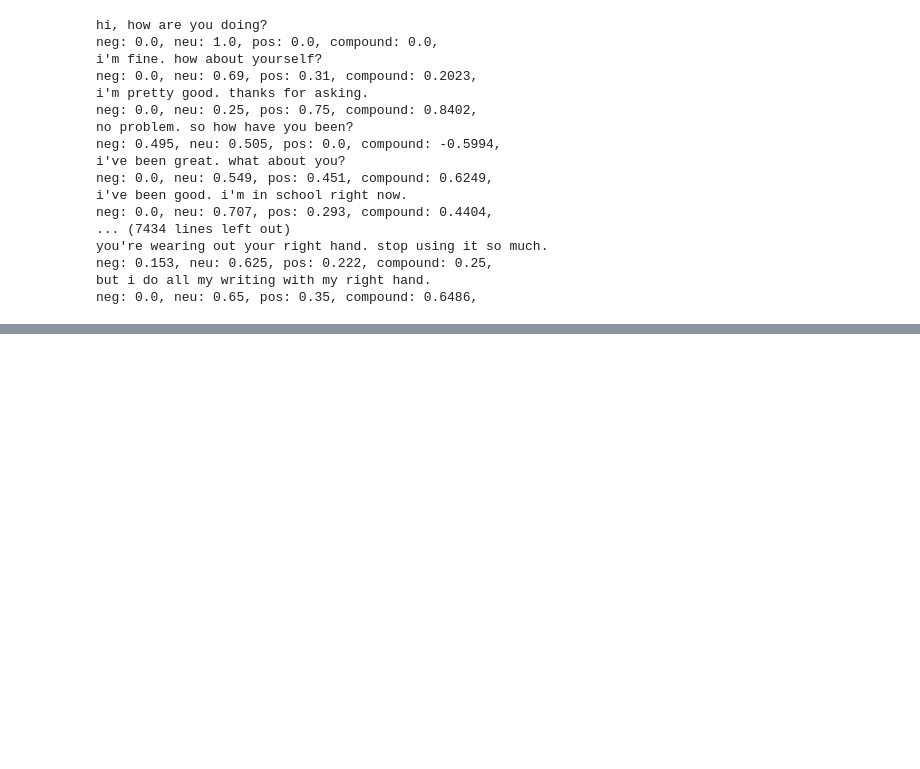
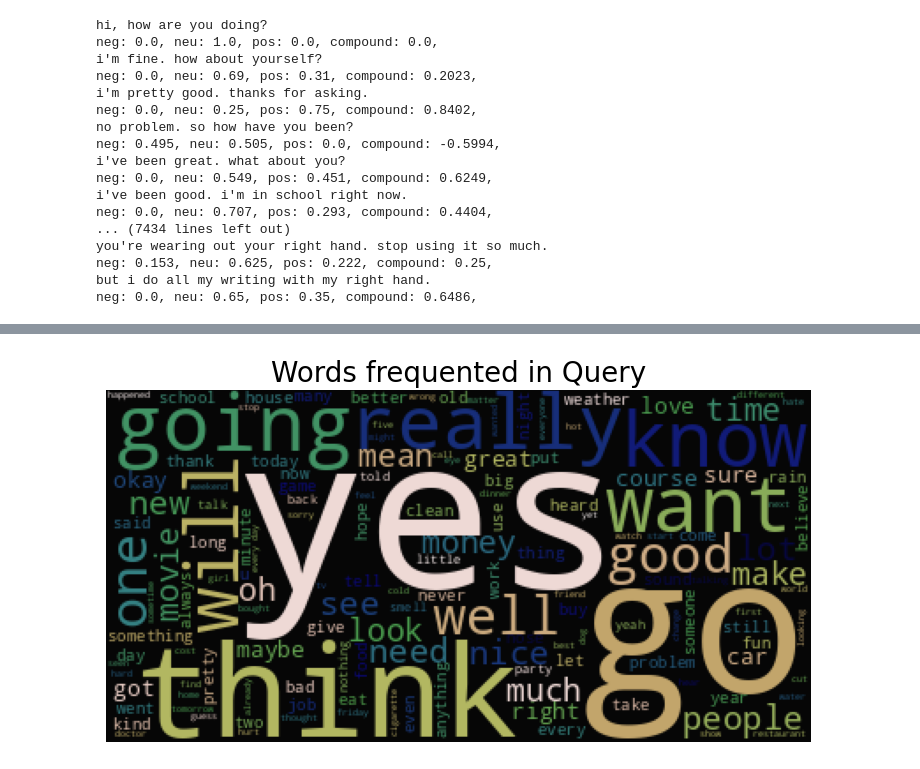
Before and after one commit to Skimlox/chatbot-python, a Jupyter notebook: .ipynb_check/Chatbot-checkpoint.ipynb, the cells around one changed output, grey strips where cells are left out. Drawn from its saved outputs; the diff is of its cells as text; code cells hidden in the pictures; blank space fills up the shorter version.

Commit message:
wordcloud

```diff
--- a/.ipynb_check/Chatbot-checkpoint.ipynb
+++ b/.ipynb_check/Chatbot-checkpoint.ipynb
@@ -163,3 +163,8 @@ you're wearing out your right hand. stop using it so much.
 neg: 0.153, neu: 0.625, pos: 0.222, compound: 0.25,
 but i do all my writing with my right hand.
 neg: 0.0, neu: 0.65, pos: 0.35, compound: 0.6486,
+# %%
+analyzer = SentimentIntensityAnalyzer()
+df['rating'] = Text.apply(analyzer.polarity_scores)
+df=pd.concat([df.drop(['rating'], axis=1), df['rating'].apply(pd.Series)], axis=1)
+### Creating a dataframe.
@@ -165,0 +190,20 @@ neg: 0.0, neu: 0.65, pos: 0.35, compound: 0.6486,
+# %%
+def wordcloud(df, label):
+
+    subset=df[df[label]==1]
+    text=df.Query.values
+    wc= WordCloud(background_color="black",max_words=1000)
+
+    wc.generate(" ".join(text))
+
+    plt.figure(figsize=(20,20))
+    plt.subplot(221)
+    plt.axis("off")
+    plt.title("Words frequented in {}".format(label), fontsize=20)
+    plt.imshow(wc.recolor(colormap= 'gist_earth' , random_state=244), alpha=0.98)
+# visualising wordcloud
+# %%
+wordcloud(df,'Query')
+# top words in the query column
+# %% [output]
+[figure, added]
```
Also changed, not shown: parts of 3 cells of this notebook.
